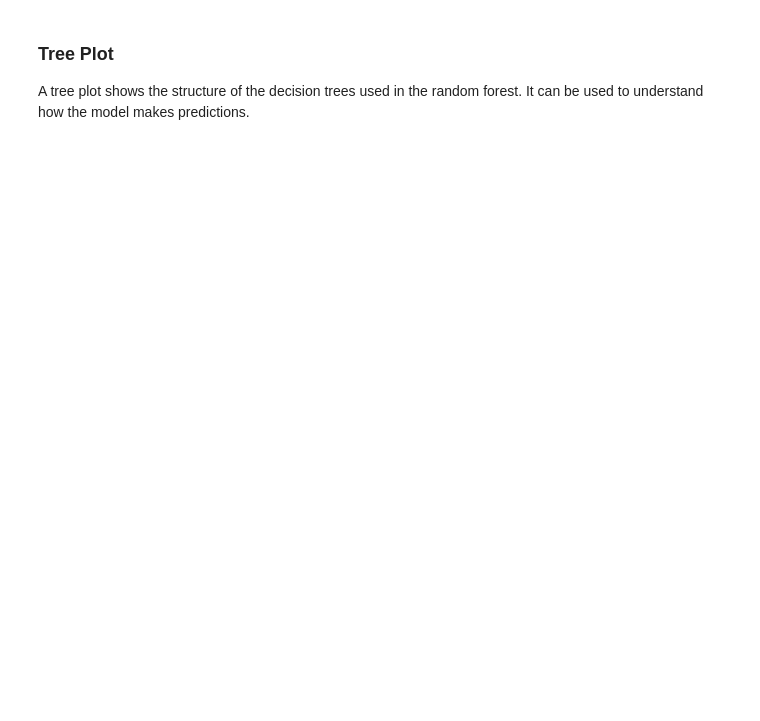
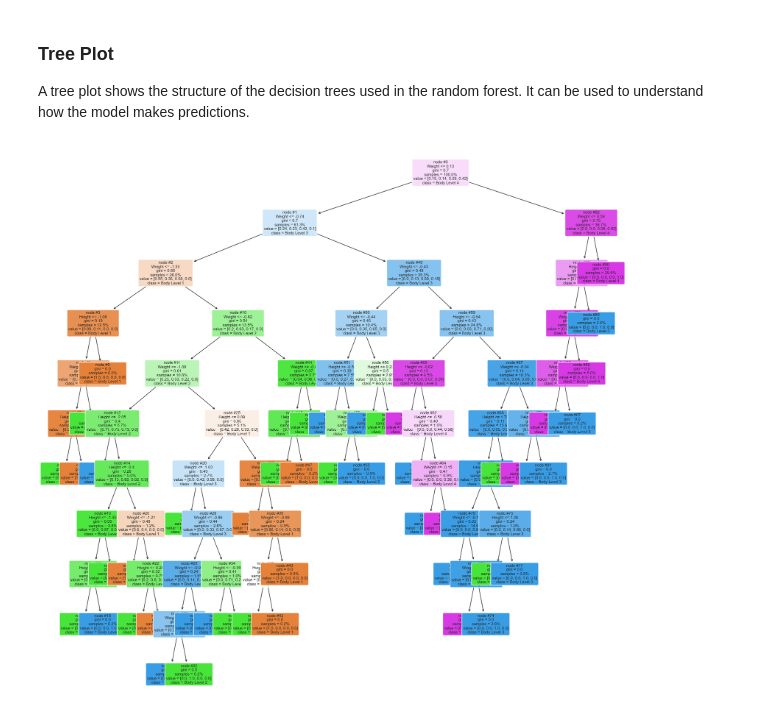
Before and after one commit to yahia3200/Body-Level-Classification, a Jupyter notebook: models/random_forest.ipynb, the cells around one changed output. Drawn from its saved outputs; the diff is of its cells as text; code cells hidden in the pictures; blank space fills up the shorter version.

Commit message:
reduce images quality

```diff
--- a/models/random_forest.ipynb
+++ b/models/random_forest.ipynb
@@ -162,15 +163,17 @@ A tree plot shows the structure of the decision trees used in the random forest.
 # %%
 from sklearn.tree import plot_tree
 import matplotlib.pyplot as plt
 
 
 # impurity=True shows the impurity measure at each node,
 # proportion=False does not show the proportion of samples in each class,
 # precision=2 sets the precision of the impurity measure to two decimal places,
 # node_ids=True shows the node IDs.
 plt.figure(figsize=(20, 20))
 plot_tree(clf.estimators_[0], feature_names=X.columns, class_names=['Body Level 1', 'Body Level 2', 'Body Level 3', 'Body Level 4'],
           fontsize=8, impurity=True, rounded=True, proportion=True, precision=2, filled=True, node_ids=True)
 plt.savefig(f'../figures/Random Forest/tree_plot.png',
-            dpi=1000, bbox_inches='tight')
+            dpi=300, bbox_inches='tight')
 plt.show()
+# %% [output]
+[figure, added]
```
Also changed, not shown: parts of 8 cells of this notebook, 50 other files.
